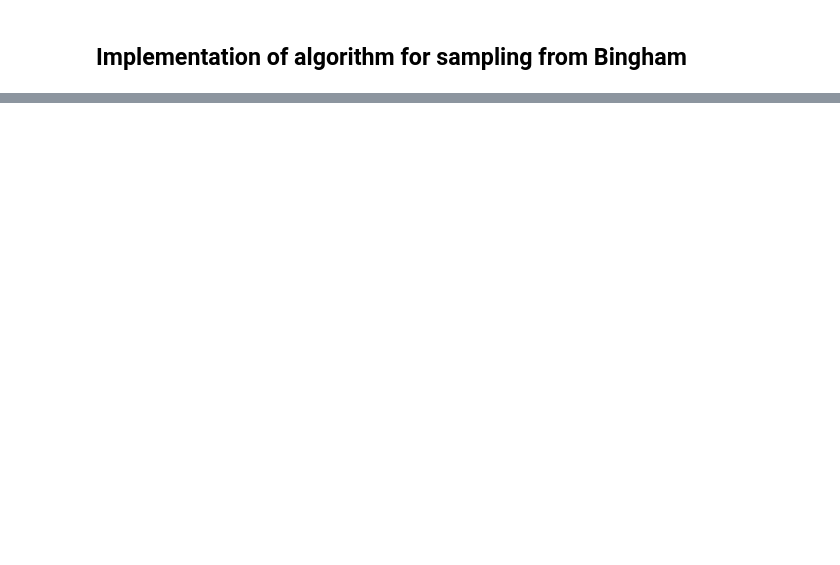
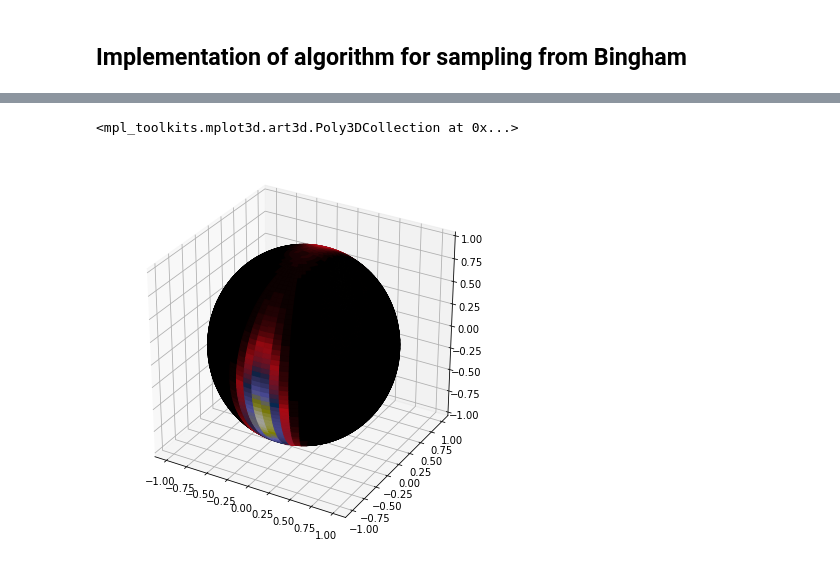
Before and after one commit to EiffL/tfdirectional, a Jupyter notebook: demo.ipynb, the cells around one changed output, grey strips where cells are left out. Saved outputs shown, nothing was run; the diff lists cells and outputs as text; code cells hidden in the pictures; blank space fills up the shorter version.

```diff
--- a/demo.ipynb
+++ b/demo.ipynb
@@ -242,0 +248,8 @@ ax.set_axis_off()
+# %%
+fig = plt.figure(figsize=(7,7))
+ax = fig.add_subplot(111, projection='3d')
+ax.plot_surface(x, y, z,  rstride=1, cstride=1,
+                facecolors=cm.gist_stern(fcolors))
+# %% [output]
+<mpl_toolkits.mplot3d.art3d.Poly3DCollection at 0x...>
+[figure, added]
```
Also changed, not shown: parts of 8 cells of this notebook.
